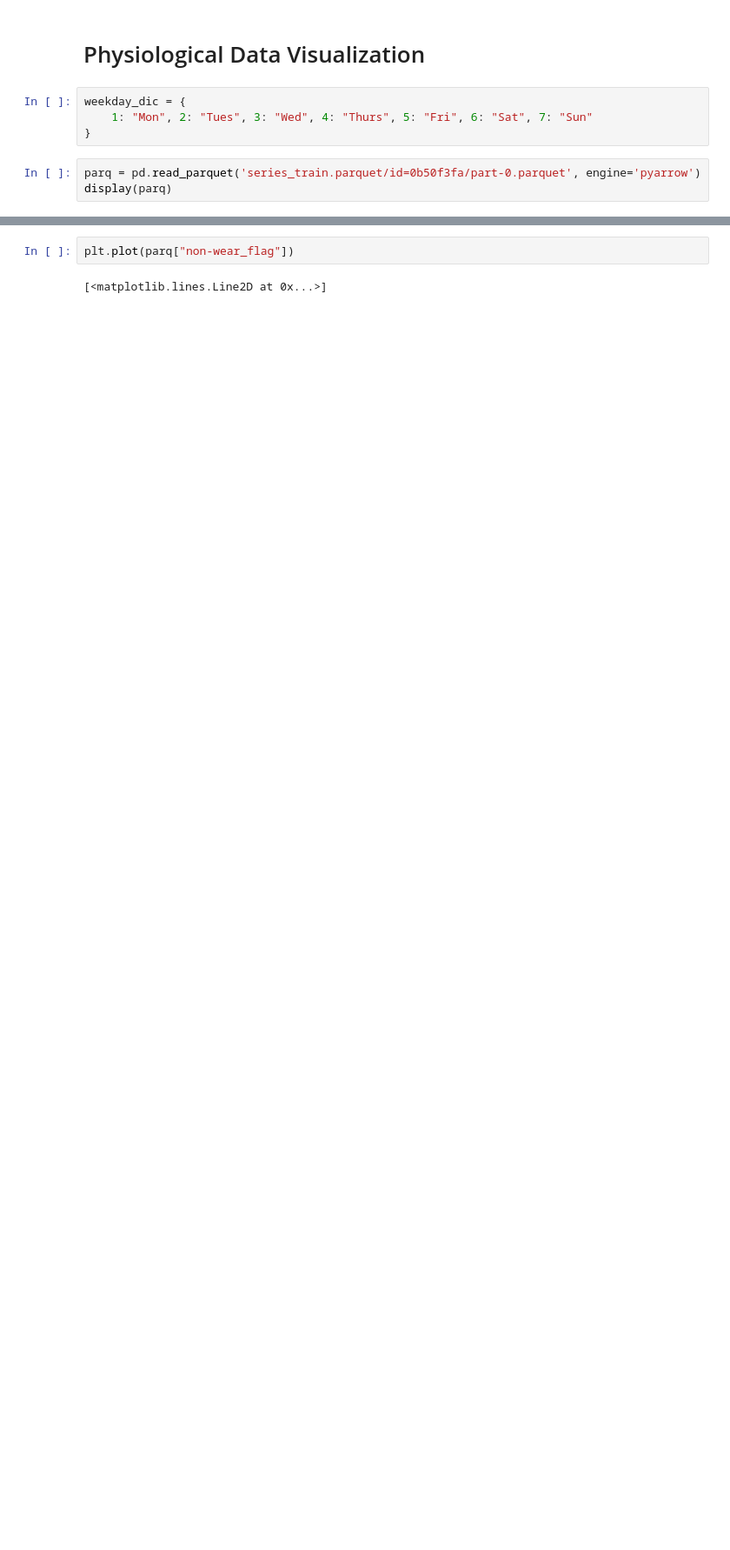
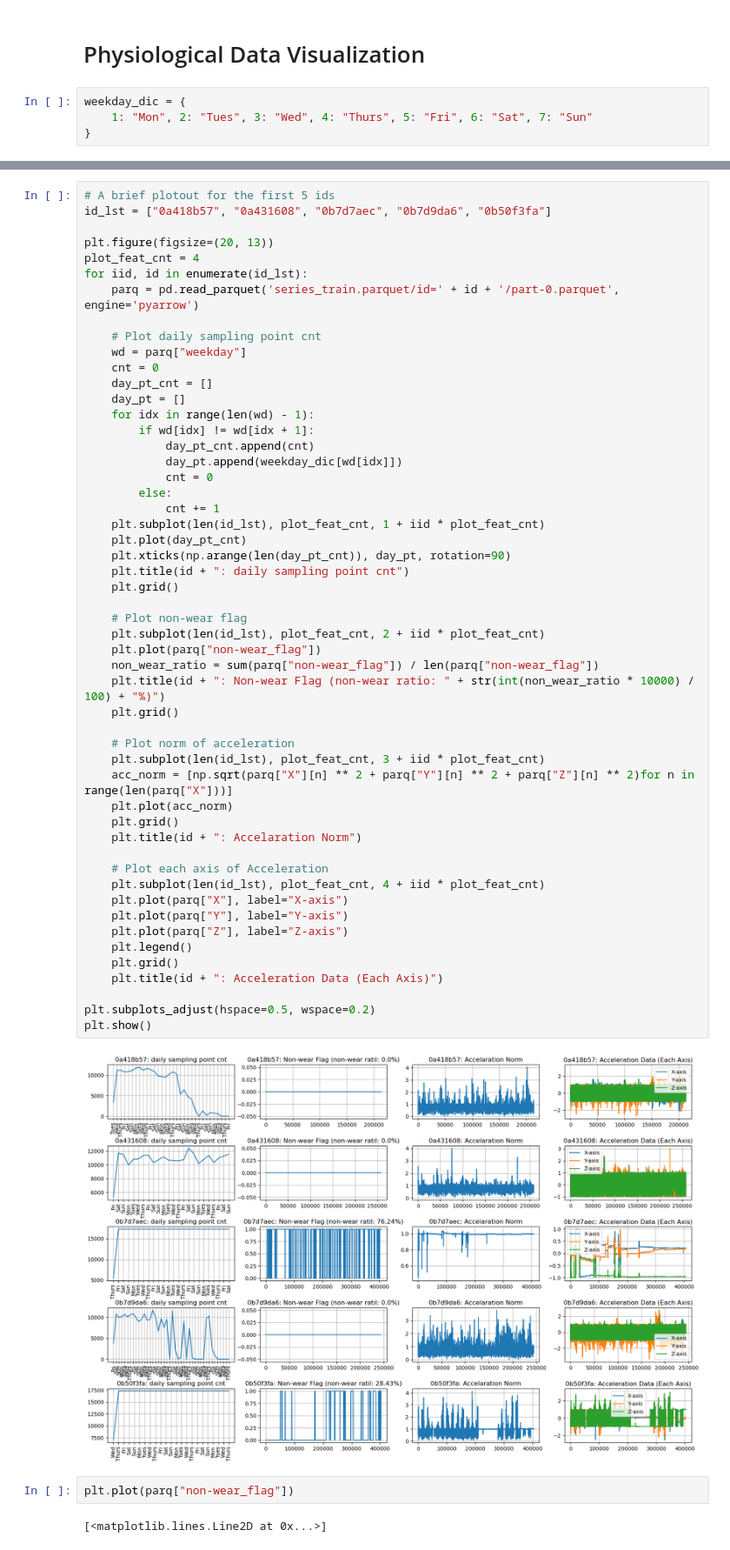
Before and after one commit to UCSDNaNaNa/Project_225A, a Jupyter notebook: visualization.ipynb, the cells around one changed output, grey strips where cells are left out. Shown at 87% size. Cells and saved outputs as stored; diff of their text form; blank space fills up the shorter version.

```diff
--- a/visualization.ipynb
+++ b/visualization.ipynb
@@ -163,6 +190,3 @@ plt.show()
 weekday_dic = {
     1: "Mon", 2: "Tues", 3: "Wed", 4: "Thurs", 5: "Fri", 6: "Sat", 7: "Sun"
 }
-# %%
-parq = pd.read_parquet('series_train.parquet/id=0b50f3fa/part-0.parquet', engine='pyarrow')
-display(parq)
@@ -183,3 +193,57 @@ display(parq)
+# %%
+# A brief plotout for the first 5 ids
+id_lst = ["0a418b57", "0a431608", "0b7d7aec", "0b7d9da6", "0b50f3fa"]
+
+plt.figure(figsize=(20, 13))
+plot_feat_cnt = 4
+for iid, id in enumerate(id_lst):
+    parq = pd.read_parquet('series_train.parquet/id=' + id + '/part-0.parquet', engine='pyarrow')
+
+    # Plot daily sampling point cnt
+    wd = parq["weekday"]
+    cnt = 0
+    day_pt_cnt = []
+    day_pt = []
+    for idx in range(len(wd) - 1):
+        if wd[idx] != wd[idx + 1]:
+            day_pt_cnt.append(cnt)
+            day_pt.append(weekday_dic[wd[idx]])
+            cnt = 0
+        else:
+            cnt += 1
+    plt.subplot(len(id_lst), plot_feat_cnt, 1 + iid * plot_feat_cnt)
+    plt.plot(day_pt_cnt)
+    plt.xticks(np.arange(len(day_pt_cnt)), day_pt, rotation=90)
+    plt.title(id + ": daily sampling point cnt")
+    plt.grid()
+
+    # Plot non-wear flag
+    plt.subplot(len(id_lst), plot_feat_cnt, 2 + iid * plot_feat_cnt)
+    plt.plot(parq["non-wear_flag"])
+    non_wear_ratio = sum(parq["non-wear_flag"]) / len(parq["non-wear_flag"])
+    plt.title(id + ": Non-wear Flag (non-wear ratio: " + str(int(non_wear_ratio * 10000) / 100) + "%)")
+    plt.grid()
+
+    # Plot norm of acceleration
+    plt.subplot(len(id_lst), plot_feat_cnt, 3 + iid * plot_feat_cnt)
+    acc_norm = [np.sqrt(parq["X"][n] ** 2 + parq["Y"][n] ** 2 + parq["Z"][n] ** 2)for n in range(len(parq["X"]))]
+    plt.plot(acc_norm)
+    plt.grid()
+    plt.title(id + ": Accelaration Norm")
+
+    # Plot each axis of Acceleration
+    plt.subplot(len(id_lst), plot_feat_cnt, 4 + iid * plot_feat_cnt)
+    plt.plot(parq["X"], label="X-axis")
+    plt.plot(parq["Y"], label="Y-axis")
+    plt.plot(parq["Z"], label="Z-axis")
+    plt.legend()
+    plt.grid()
+    plt.title(id + ": Acceleration Data (Each Axis)")
+
+plt.subplots_adjust(hspace=0.5, wspace=0.2)
+plt.show()
+# %% [output]
+[figure, added]
 # %%
 plt.plot(parq["non-wear_flag"])
 # %% [output]
```
Also changed, not shown: parts of 6 cells of this notebook.
